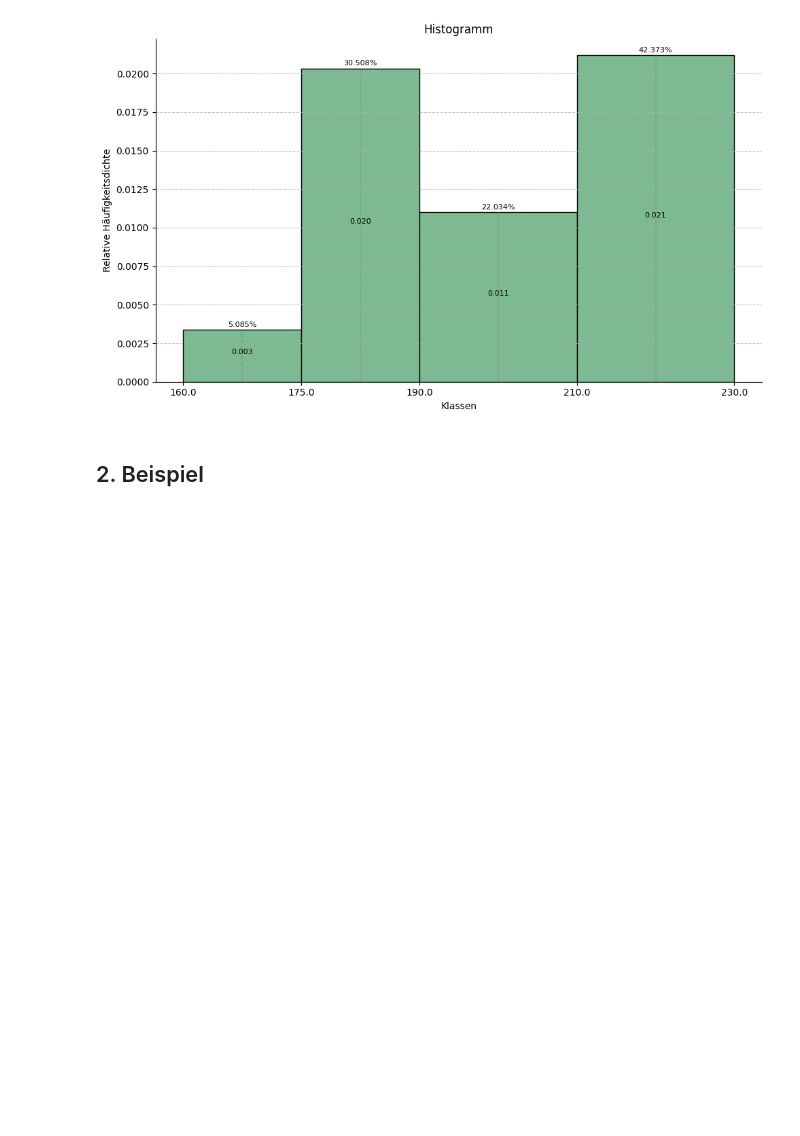
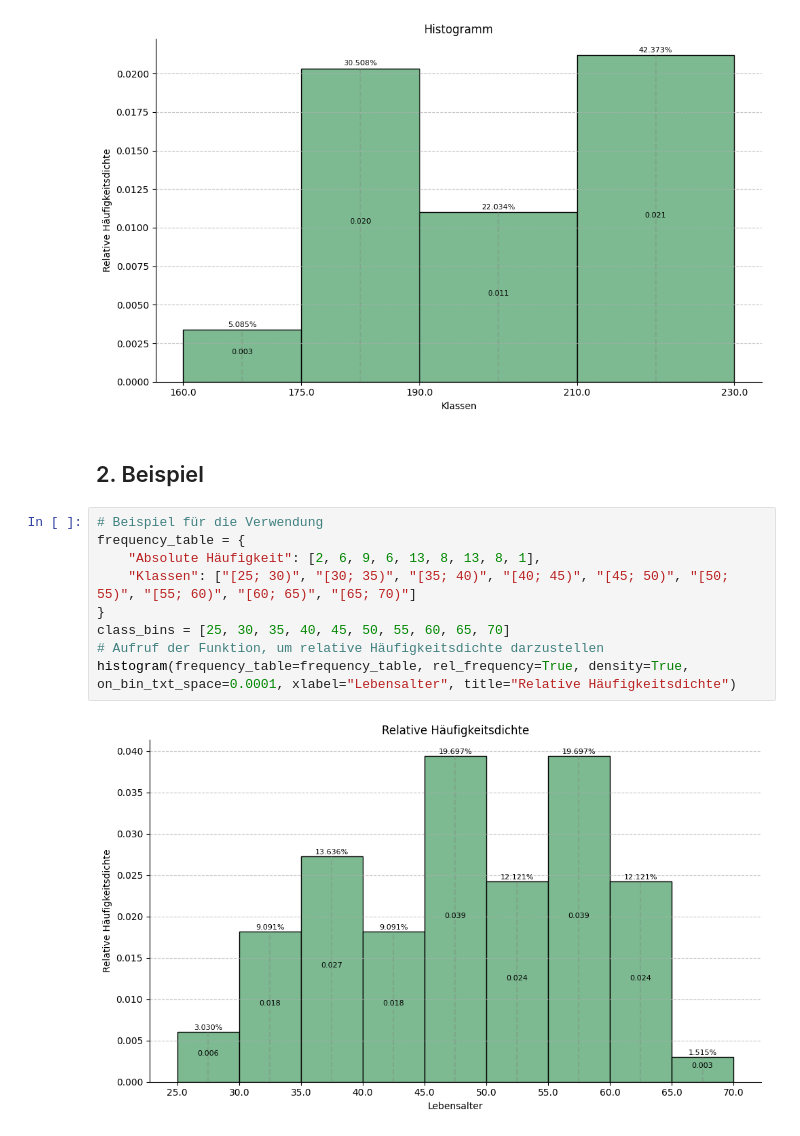
Before and after one commit to StatsTeam/statistik, a Jupyter notebook: tools/Histogramm/histogramm.ipynb, the cells around one changed output. Drawn from its saved outputs; the diff is of its cells as text; blank space fills up the shorter version.

```diff
--- a/tools/Histogramm/histogramm.ipynb
+++ b/tools/Histogramm/histogramm.ipynb
@@ -154,6 +154,17 @@ histogram(frequency_table=frequency_table, rel_frequency=True, density=True, on_
 [figure]
 # %% [markdown]
 ## 2. Beispiel
+# %%
+# Beispiel für die Verwendung
+frequency_table = {
+    "Absolute Häufigkeit": [2, 6, 9, 6, 13, 8, 13, 8, 1],
+    "Klassen": ["[25; 30)", "[30; 35)", "[35; 40)", "[40; 45)", "[45; 50)", "[50; 55)", "[55; 60)", "[60; 65)", "[65; 70)"]
+}
+class_bins = [25, 30, 35, 40, 45, 50, 55, 60, 65, 70]
+# Aufruf der Funktion, um relative Häufigkeitsdichte darzustellen
+histogram(frequency_table=frequency_table, rel_frequency=True, density=True, on_bin_txt_space=0.0001, xlabel="Lebensalter", title="Relative Häufigkeitsdichte")
+# %% [output]
+[figure, added]
 # %%
 # Beispiel für die Verwendung
 frequency_table = {
```
Also changed, not shown: parts of 1 cell of this notebook, 7 other files.
